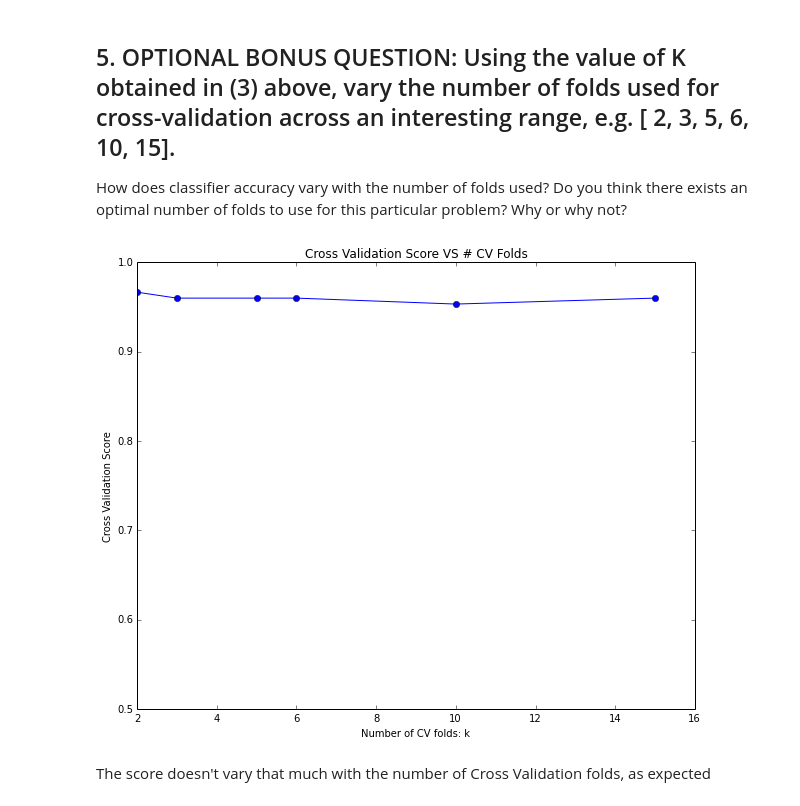
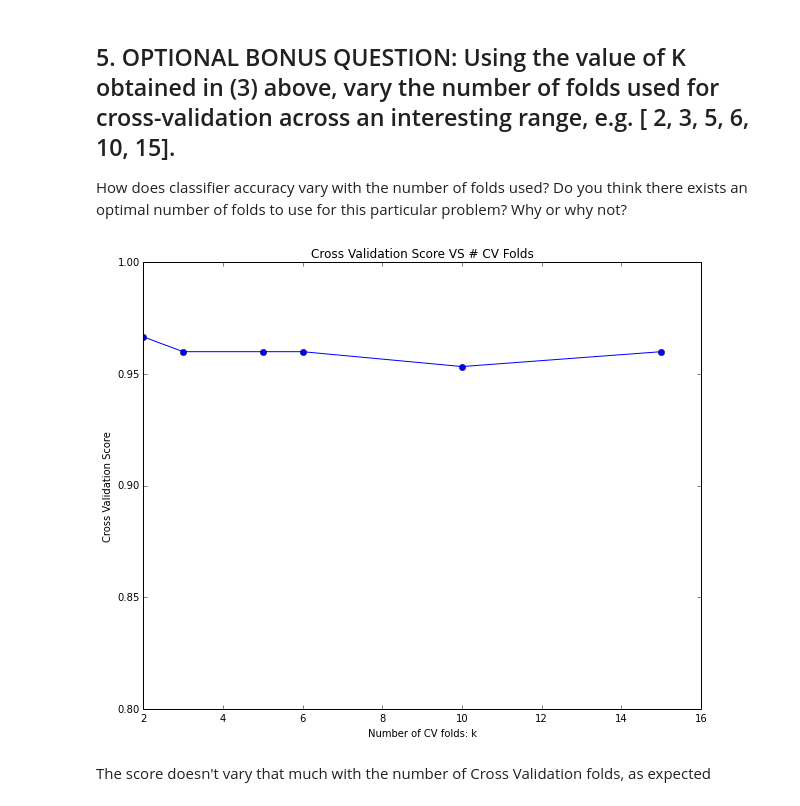
Before and after one commit to zd123/DAT_SF_5, a Jupyter notebook: iPython notebooks/HW2 - Solution.ipynb, the cells around one changed output. Cells and saved outputs as stored; diff of their text form; code cells hidden in the pictures.

```diff
--- a/iPython notebooks/HW2 - Solution.ipynb
+++ b/iPython notebooks/HW2 - Solution.ipynb
@@ -111,7 +110,17 @@ Using the function defined in class it's easy to do cross validation. Make sure
 from sklearn.cross_validation import KFold
 # generic cross validation function
 def cross_validate(X, y, classifier, k_fold) :
+    """Cross validate accuracy from a classification algorithm
 
+    Returns: averaged accuracy across folds, between 0 and 1
+
+    Keyword arguments:
+    x -- training data
+    y -- target data
+    classifier -- function for classification algorithm
+    k_fold -- the number of times to slice the data
+
+    """
     # derive a set of (random) training and testing indices
     k_fold_indices = KFold( len(X), n_folds=k_fold,
                            indices=True, shuffle=True,
@@ -187,13 +196,13 @@ for k in cvfoldlist:
 # %%
 fig = plt.figure(figsize = (10, 8))
 ax = fig.add_subplot(111)
 ax.plot(cvfoldlist, rescv, 'o-')
 plt.title('Cross Validation Score VS # CV Folds')
 plt.xlabel('Number of CV folds: k')
 plt.ylabel('Cross Validation Score')
-plt.ylim((0.5,1))
+plt.ylim(0.8, 1)
 plt.show()
 # %% [output]
-[figure, old version]
+[figure, new version]
 # %% [markdown]
 The score doesn't vary that much with the number of Cross Validation folds, as expected
```
Also changed, not shown: parts of 3 cells of this notebook.
